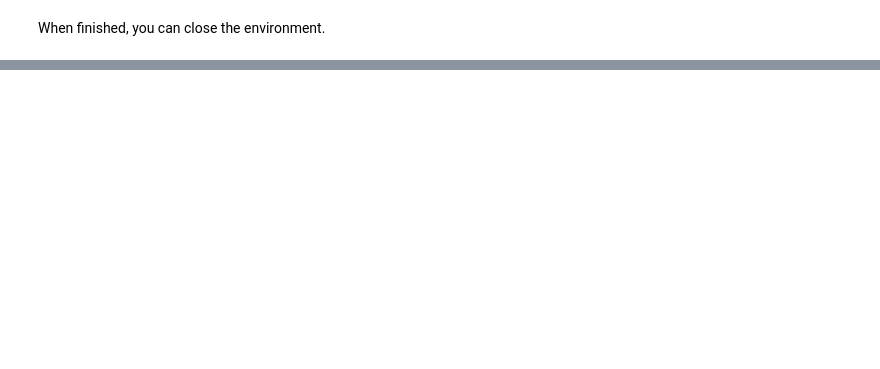
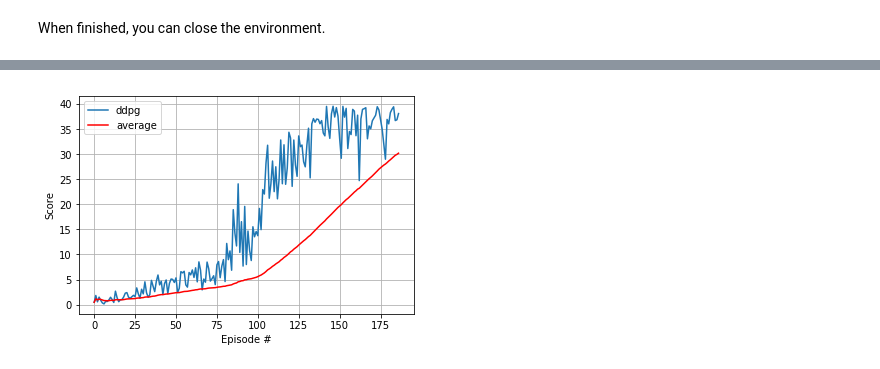
Before and after one commit to monusurana/reinforcement-learning-continuous-control, a Jupyter notebook: Continuous_Control.ipynb, the cells around one changed output, grey strips where cells are left out. Cells and saved outputs as stored; diff of their text form; code cells hidden in the pictures; blank space fills up the shorter version.

Commit message:
Trained DDPG model on workspace

```diff
--- a/Continuous_Control.ipynb
+++ b/Continuous_Control.ipynb
@@ -48,0 +20,14 @@ Unity brain name: ReacherBrain
+# %%
+from unityagents import UnityEnvironment
+import numpy as np
+import torch
+import numpy as np
+from collections import deque
+import matplotlib.pyplot as plt
+%matplotlib inline
+
+# select this option to load version 1 (with a single agent) of the environment
+env = UnityEnvironment(file_name='/data/Reacher_One_Linux_NoVis/Reacher_One_Linux_NoVis.x86_64')
+
+# select this option to load version 2 (with 20 agents) of the environment
+# env = UnityEnvironment(file_name='/data/Reacher_Linux_NoVis/Reacher.x86_64')
@@ -101,5 +98,5 @@ Of course, as part of the project, you'll have to change the code so that the ag
 # %%
-env_info = env.reset(train_mode=False)[brain_name]     # reset the environment
+env_info = env.reset(train_mode=True)[brain_name]      # reset the environment
 states = env_info.vector_observations                  # get the current state (for each agent)
 scores = np.zeros(num_agents)                          # initialize the score (for each agent)
 while True:
@@ -120,0 +128,63 @@ When finished, you can close the environment.
+# %%
+from agents.ddpg_agent import Agent
+
+def plot_scores(agent_type, scores, average_scores):
+    fig = plt.figure()
+    ax = fig.add_subplot(111)
+    plt.plot(np.arange(len(scores)), scores, label=agent_type)
+    plt.plot(np.arange(len(scores)), average_scores, c="r", label='average')
+    plt.ylabel('Score')
+    plt.xlabel('Episode #')
+    plt.legend(loc='upper left')
+    plt.grid(which='major')
+    plt.show()
+
+def ddpg(n_episodes=500, max_t=10000, print_every=100):
+    mean_scores_deque = deque(maxlen=print_every)
+    mean_scores = []
+    average_scores = []                                    # moving average based on scores
+
+    for i_episode in range(1, n_episodes+1):
+        env_info = env.reset(train_mode=True)[brain_name]
+        agent.reset()
+        states = env_info.vector_observations[0]
+        score = 0
+
+        for t in range(max_t):
+            actions = agent.act(states)
+            env_info = env.step(actions)[brain_name]
+            next_states = env_info.vector_observations[0]      # get the next state
+            rewards = env_info.rewards[0]                      # get the reward
+            dones = env_info.local_done[0]                     # see if episode has finished
+
+            agent.step(states, actions, rewards, next_states, dones)
+
+            score += rewards
+            states = next_states                               # roll over the state to next time step
+
+            if dones:                                          # exit loop if episode finished
+                break
+
+        mean_scores_deque.append(score)
+        mean_scores.append(score)
+        average_scores.append(np.mean(mean_scores_deque))      # save most recent average score
+
+        print('\rEpisode {}\tAverage Score: {:.2f}'.format(i_episode, np.mean(mean_scores_deque)), end="")
+
+        if i_episode % print_every == 0:
+            print('\rEpisode {}\tAverage Score: {:.2f}'.format(i_episode, np.mean(mean_scores_deque)))
+            torch.save(agent.actor_local.state_dict(), './models/checkpoint_ddpg_actor.pth')
+            torch.save(agent.critic_local.state_dict(), './models/checkpoint_dppg_critic.pth')
+
+        if np.mean(mean_scores_deque)>=30.0:
+            print('\nEnvironment solved in {:d} episodes!\tAverage Score: {:.2f}'.format(i_episode, np.mean(mean_scores_deque)))
+            torch.save(agent.actor_local.state_dict(), './models/checkpoint_ddpg_actor.pth')
+            torch.save(agent.critic_local.state_dict(), './models/checkpoint_dppg_critic.pth')
+            break
+
+    return mean_scores, average_scores
+
+agent = Agent(state_size=state_size, action_size=action_size, random_seed=10)
+scores, average_scores = ddpg()
+plot_scores('ddpg', scores, average_scores)
+# %% [output]
@@ -121,2 +194,3 @@ When finished, you can close the environment.
+[figure, added]
 # %%
 env.close()
```
Also changed, not shown: parts of 15 cells of this notebook, 2 other files.
